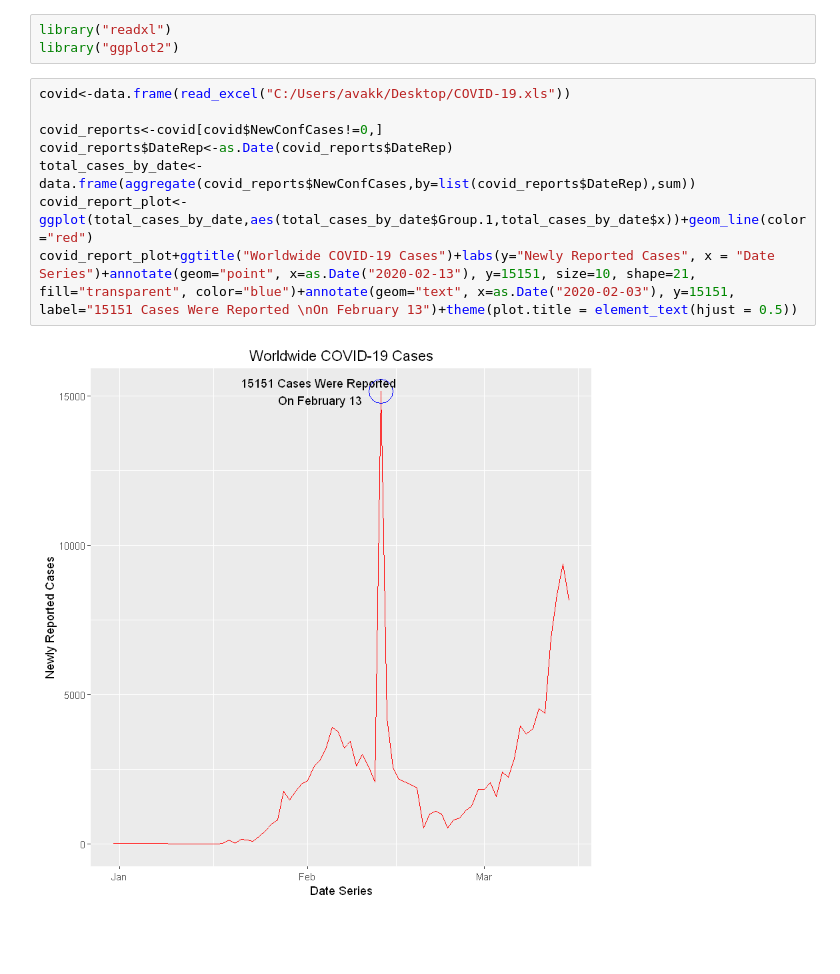
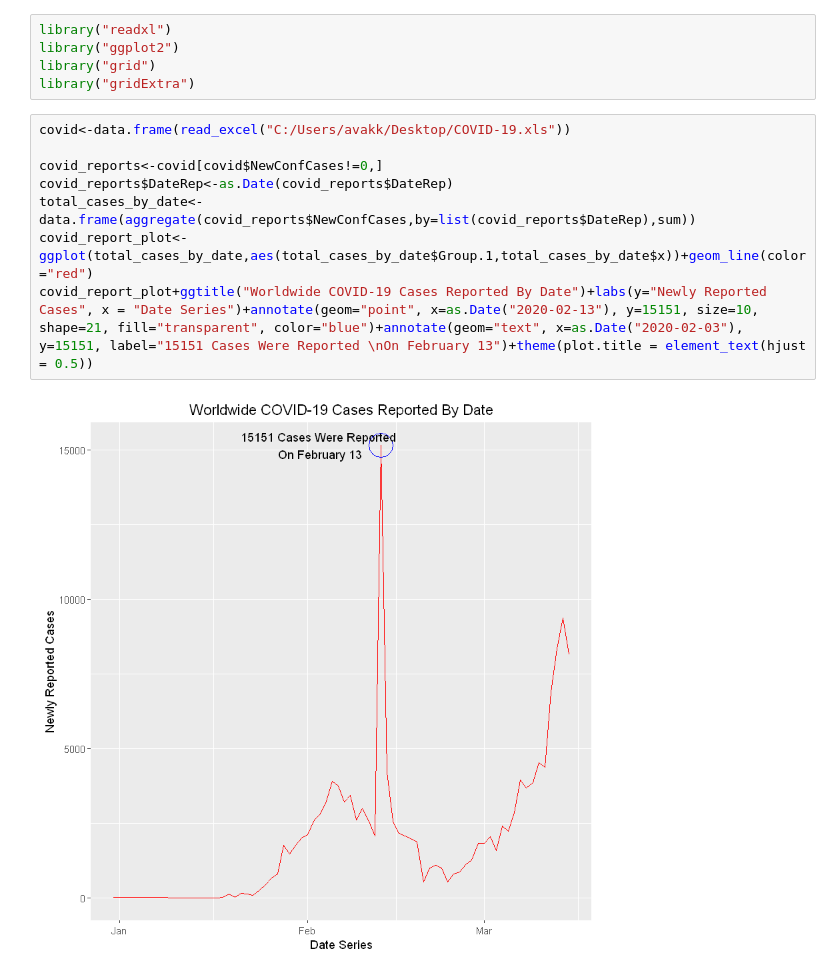
Before and after one commit to AjithKumarVS/COVID-19-Analysis-using-R, a Jupyter notebook: COVID-19 Analysis.ipynb, the cells around one changed output. Drawn from its saved outputs; the diff is of its cells as text; blank space fills up the shorter version.

```diff
--- a/COVID-19 Analysis.ipynb
+++ b/COVID-19 Analysis.ipynb
@@ -1,16 +1,18 @@
 # %%
 library("readxl")
 library("ggplot2")
+library("grid")
+library("gridExtra")
 # %%
 covid<-data.frame(read_excel("C:/Users/avakk/Desktop/COVID-19.xls"))
 
 covid_reports<-covid[covid$NewConfCases!=0,]
 covid_reports$DateRep<-as.Date(covid_reports$DateRep)
 total_cases_by_date<-data.frame(aggregate(covid_reports$NewConfCases,by=list(covid_reports$DateRep),sum))
 covid_report_plot<-ggplot(total_cases_by_date,aes(total_cases_by_date$Group.1,total_cases_by_date$x))+geom_line(color="red")
-covid_report_plot+ggtitle("Worldwide COVID-19 Cases")+labs(y="Newly Reported Cases", x = "Date Series")+annotate(geom="point", x=as.Date("2020-02-13"), y=15151, size=10, shape=21, fill="transparent", color="blue")+annotate(geom="text", x=as.Date("2020-02-03"), y=15151, label="15151 Cases Were Reported \nOn February 13")+theme(plot.title = element_text(hjust = 0.5))
+covid_report_plot+ggtitle("Worldwide COVID-19 Cases Reported By Date")+labs(y="Newly Reported Cases", x = "Date Series")+annotate(geom="point", x=as.Date("2020-02-13"), y=15151, size=10, shape=21, fill="transparent", color="blue")+annotate(geom="text", x=as.Date("2020-02-03"), y=15151, label="15151 Cases Were Reported \nOn February 13")+theme(plot.title = element_text(hjust = 0.5))
 # %% [output]
-[figure, old version]
+[figure, new version]
 # %%
 covid_deaths<-covid[covid$NewDeaths!=0,]
 covid_deaths$DateRep<-as.Date(covid_deaths$DateRep)
```
Also changed, not shown: parts of 2 cells of this notebook.
